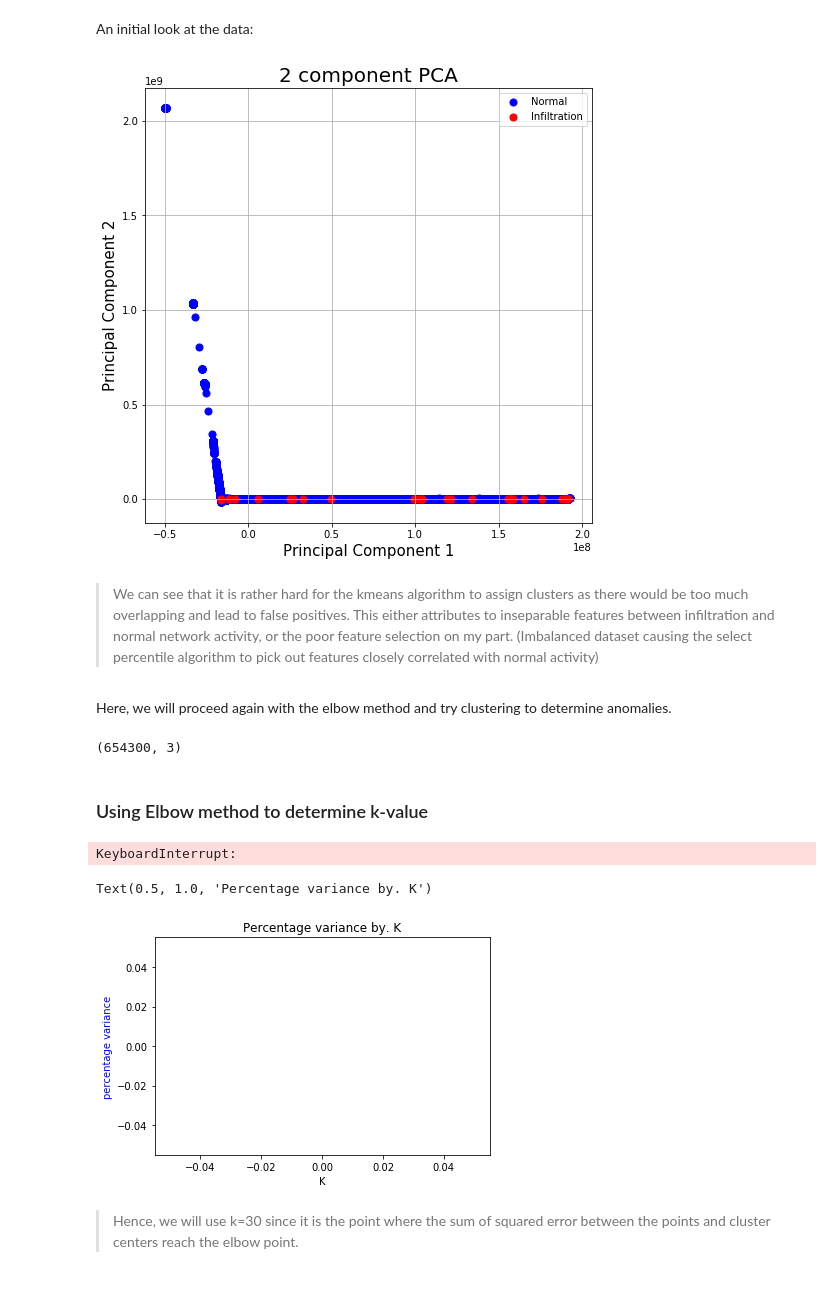
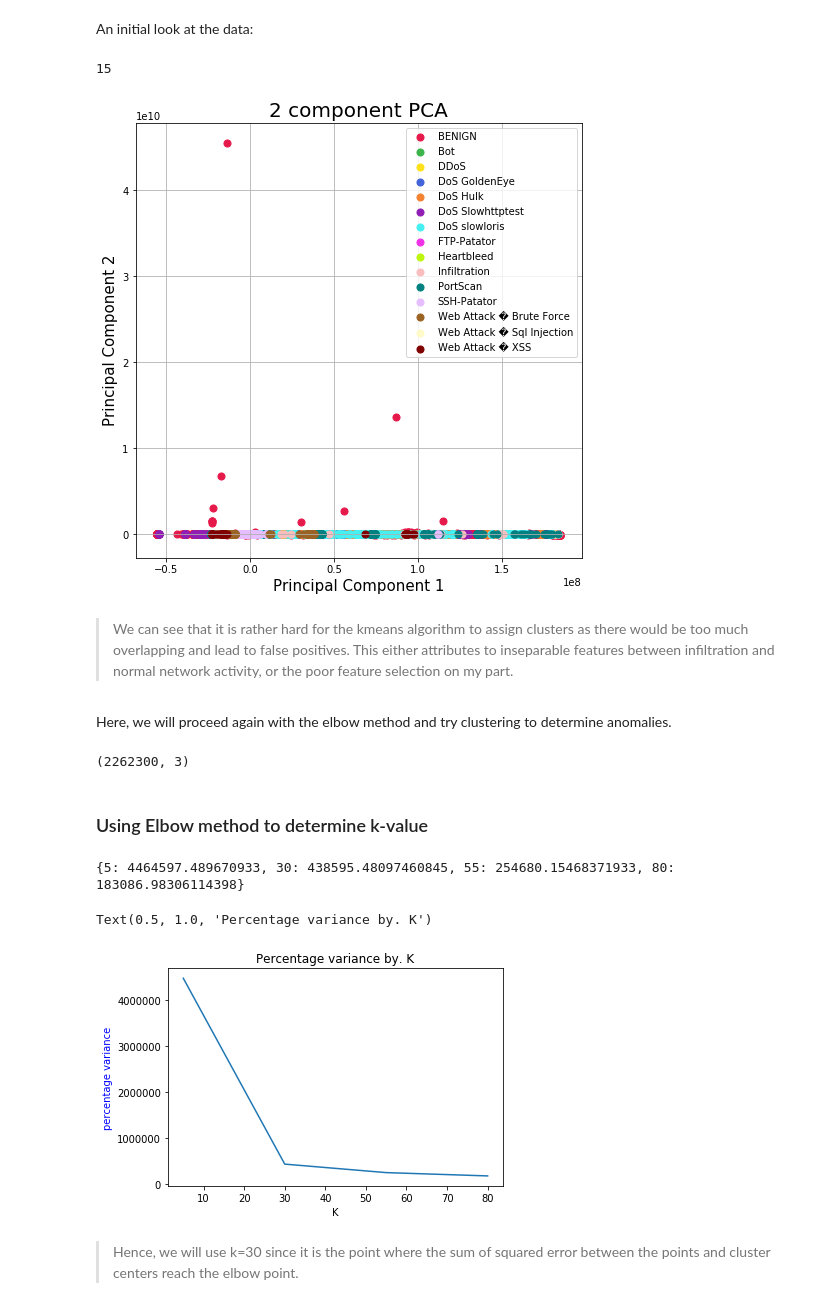
Before and after one commit to j-csc/ids_dl, a Jupyter notebook: POC.ipynb, the cells around one changed output. Cells and saved outputs as stored; diff of their text form; code cells hidden in the pictures.

```diff
--- a/POC.ipynb
+++ b/POC.ipynb
@@ -54,7 +55,7 @@ df_list = []
 for filename in os.listdir('./data'):
     df = pd.read_csv(os.path.join('./data',filename), index_col=None)
     df_list.append(df)
-df = pd.concat(df_list[:2], axis=0, ignore_index=True)
+df = pd.concat(df_list, axis=0, ignore_index=True)
 
 df.shape
 # %% [output]
@@ -315,32 +328,36 @@ False
 True
 # %% [markdown]
 An initial look at the data:
+# %%
+len(encoder.classes_)
+# %% [output]
+15
 # %%
 fig = plt.figure(figsize = (8,8))
 ax = fig.add_subplot(1,1,1)
 ax.set_xlabel('Principal Component 1', fontsize = 15)
 ax.set_ylabel('Principal Component 2', fontsize = 15)
 ax.set_title('2 component PCA', fontsize = 20)
-targets = [0, 1]
-colors = ['b', 'r']
+targets = [0, 1,2,3,4,5,6,7,8,9,10,11,12,13,14]
+colors = ['#e6194b', '#3cb44b', '#ffe119', '#4363d8', '#f58231', '#911eb4', '#46f0f0', '#f032e6', '#bcf60c', '#fabebe', '#008080', '#e6beff', '#9a6324', '#fffac8', '#800000', '#aaffc3', '#808000']
 for target, color in zip(targets,colors):
     indicesToKeep = pca_train_df['label'] == target
     ax.scatter(pca_train_df.loc[indicesToKeep, 'principal_component_1']
                , pca_train_df.loc[indicesToKeep, 'principal_component_2']
                , c = color
                , s = 50)
-ax.legend(['Normal', 'Infiltration'])
+ax.legend(encoder.classes_)
 ax.grid()
 # %% [output]
-[figure, old version]
+[figure, new version]
 # %% [markdown]
-> We can see that it is rather hard for the kmeans algorithm to assign clusters as there would be too much overlapping and lead to false positives. This either attributes to inseparable features between infiltration and normal network activity, or the poor feature selection on my part. (Imbalanced dataset causing the select percentile algorithm to pick out features closely correlated with normal activity)
+> We can see that it is rather hard for the kmeans algorithm to assign clusters as there would be too much overlapping and lead to false positives. This either attributes to inseparable features between infiltration and normal network activity, or the poor feature selection on my part.
 # %% [markdown]
 Here, we will proceed again with the elbow method and try clustering to determine anomalies.
 # %%
 pca_train_df.shape
 # %% [output]
-(654300, 3)
+(2262300, 3)
 # %% [markdown]
 ### Using Elbow method to determine k-value
 # %%
@@ -357,7 +374,7 @@ for k in range_k:
 
 print(res)
 # %% [output]
-KeyboardInterrupt:
+{5: 4464597.489670933, 30: 438595.48097460845, 55: 254680.15468371933, 80: 183086.98306114398}
 # %%
 fig, ax = plt.subplots()
 ax.plot([c[0] for c in res.items()], [c[1] for c in res.items()])
@@ -366,7 +383,7 @@ plt.xlabel("K")
 plt.title("Percentage variance by. K")
 # %% [output]
 Text(0.5, 1.0, 'Percentage variance by. K')
-[figure, old version]
+[figure, new version]
 # %% [markdown]
 > Hence, we will use k=30 since it is the point where the sum of squared error between the points and cluster centers reach the elbow point.
 # %% [markdown]
```
Also changed, not shown: parts of 24 cells of this notebook.
